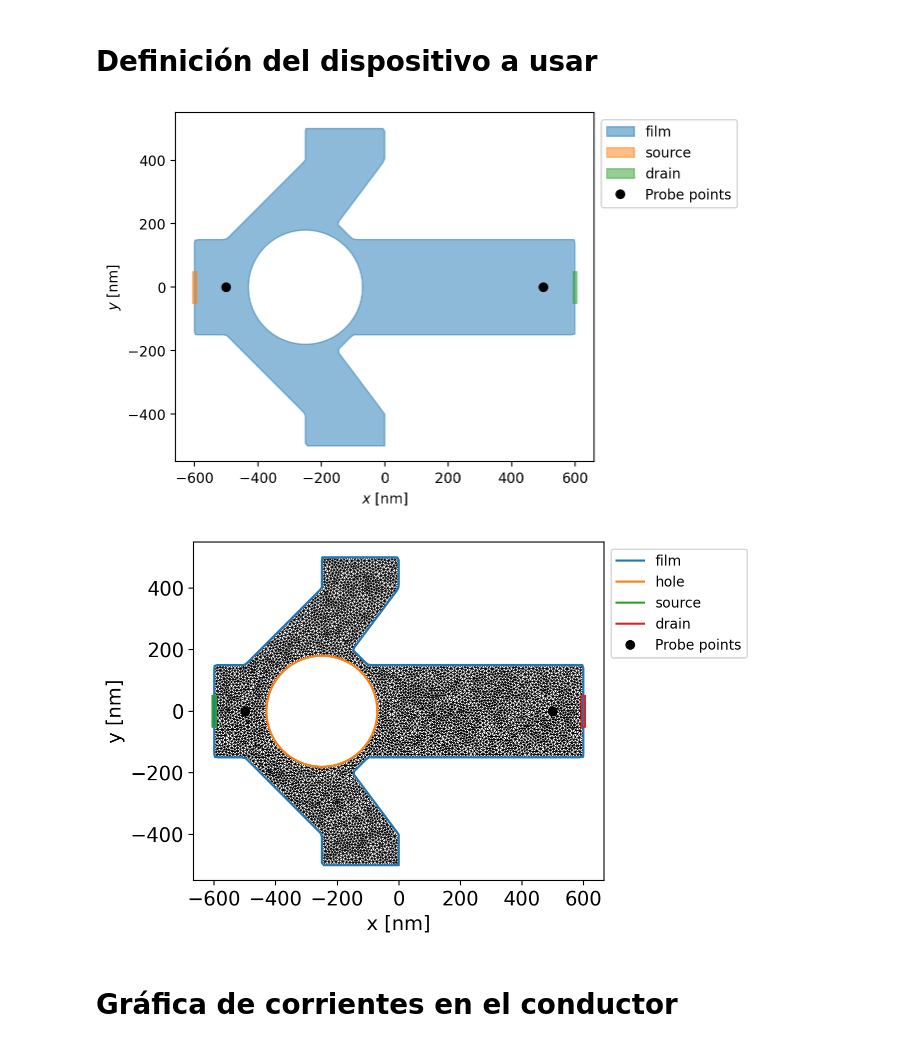
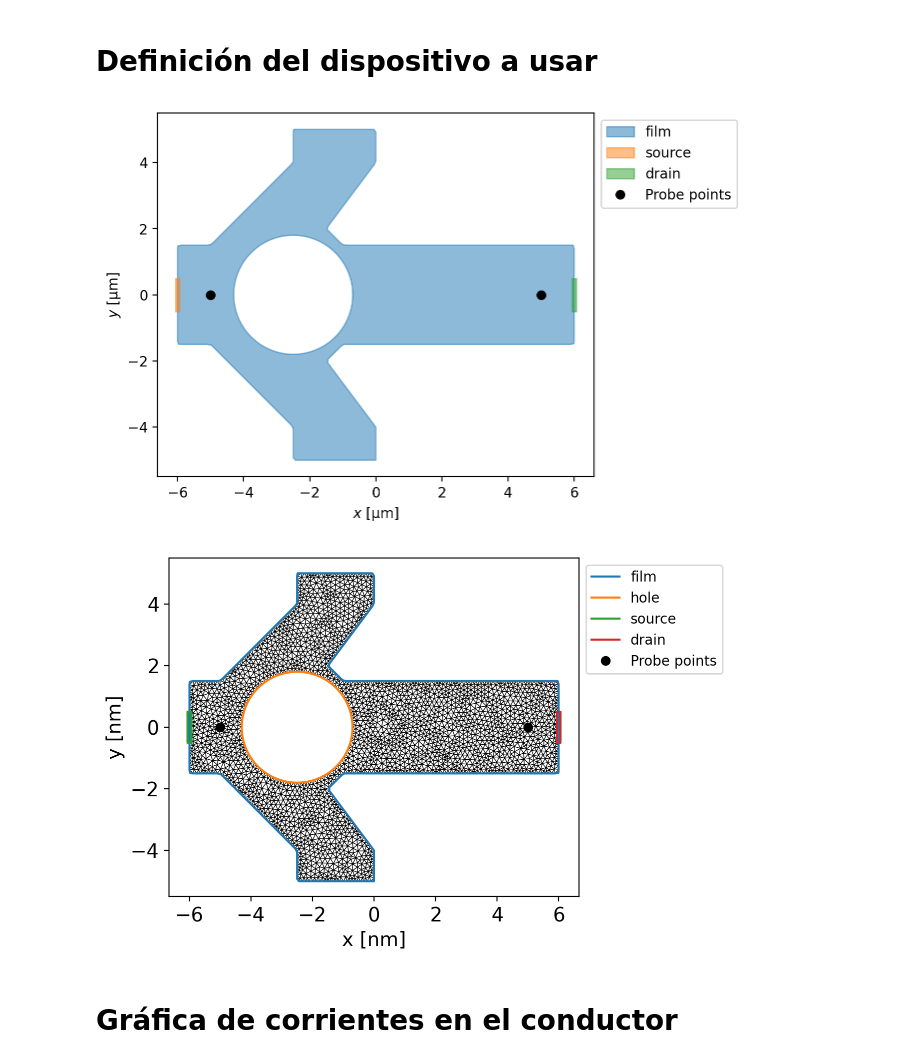
Before and after one commit to kyziak-old/electrodinamica2-proyecto, a Jupyter notebook: proyecto-electrodinamica.ipynb, the cells around one changed output. Drawn from its saved outputs; the diff is of its cells as text; code cells hidden in the pictures.

```diff
--- a/proyecto-electrodinamica.ipynb
+++ b/proyecto-electrodinamica.ipynb
@@ -20,26 +20,26 @@ tmpdir = tempfile.TemporaryDirectory(dir=os.getcwd())
 # %% [markdown]
 # Definición del dispositivo a usar
 # %%
-length_units = "nm"
+length_units = "um"
 
-coherence_length = 35
+coherence_length = 0.5
 london_lambda = 2
 d = 0.1
 gamma = 1
 
 layer = tdgl.Layer(london_lambda=london_lambda, coherence_length=coherence_length, thickness=d, gamma=gamma)
 
-total_width = 1200
-total_length = 1000
+total_width = 12
+total_length = 10
 link_width = total_width / 3
 
 x = total_width / 2
 y = total_length / 2
-points = [(-x, y), (-x + 350, y), (-x + 350, y - 100), (-x + 100, y - 350), (-x, y - 350), (-x, y)]
+points = [(-x, y), (-x + 3.5, y), (-x + 3.5, y - 1), (-x + 1, y - 3.5), (-x, y - 3.5), (-x, y)]
 top_left_notch = (tdgl.Polygon(points=points))
 bottom_left_notch = top_left_notch.scale(yfact=-1)
 
-points = [(0,y), (x,y), (x, y - 350), (-100, y - 350), (-150, y - 300), (0, y - 100), (0,y)]
+points = [(0,y), (x,y), (x, y - 3.5), (-1.0, y - 3.5), (-1.5, y - 3.0), (0, y - 1), (0,y)]
 top_right_notch = (tdgl.Polygon(points=points))
 bottom_right_notch = top_right_notch.scale(yfact=-1)
 
@@ -50,9 +50,9 @@ film = (
     .buffer(0)
 )
 
-radius = 180
+radius = 1.8
 hole = (
-    tdgl.Polygon("hole", points=circle(radius=radius, center=(-250, 0)))
+    tdgl.Polygon("hole", points=circle(radius=radius, center=(-2.5, 0)))
 )
 
 source = (
@@ -62,21 +62,21 @@ source = (
 
 drain = source.scale(xfact=-1).set_name("drain")
 #
-probe_points = [(-500,0),(500,0)]
+probe_points = [(-5,0),(5,0)]
 # %%
 device = tdgl.Device(
-    "diode",
+    "original_device",
     layer=layer,
     film=film,
     holes=[hole],
     length_units=length_units,
     terminals=[source, drain],
     probe_points=probe_points,
 )
 
 fix, ax = device.draw()
 # %% [output]
-[figure, old version]
+[figure, new version]
 # %%
 device.make_mesh(max_edge_length= coherence_length/2, smooth=100)
 
@@ -86,7 +86,7 @@ ax.set_xlabel("x [nm]",fontsize="14")
 ax.set_ylabel("y [nm]",fontsize="14")
 ax.tick_params(axis="both", labelsize=14)
 # %% [output]
-[figure, old version]
+[figure, new version]
 # %%
 options = tdgl.SolverOptions(
     solve_time = 200,
```
Also changed, not shown: parts of 4 cells of this notebook, 1 other file.
